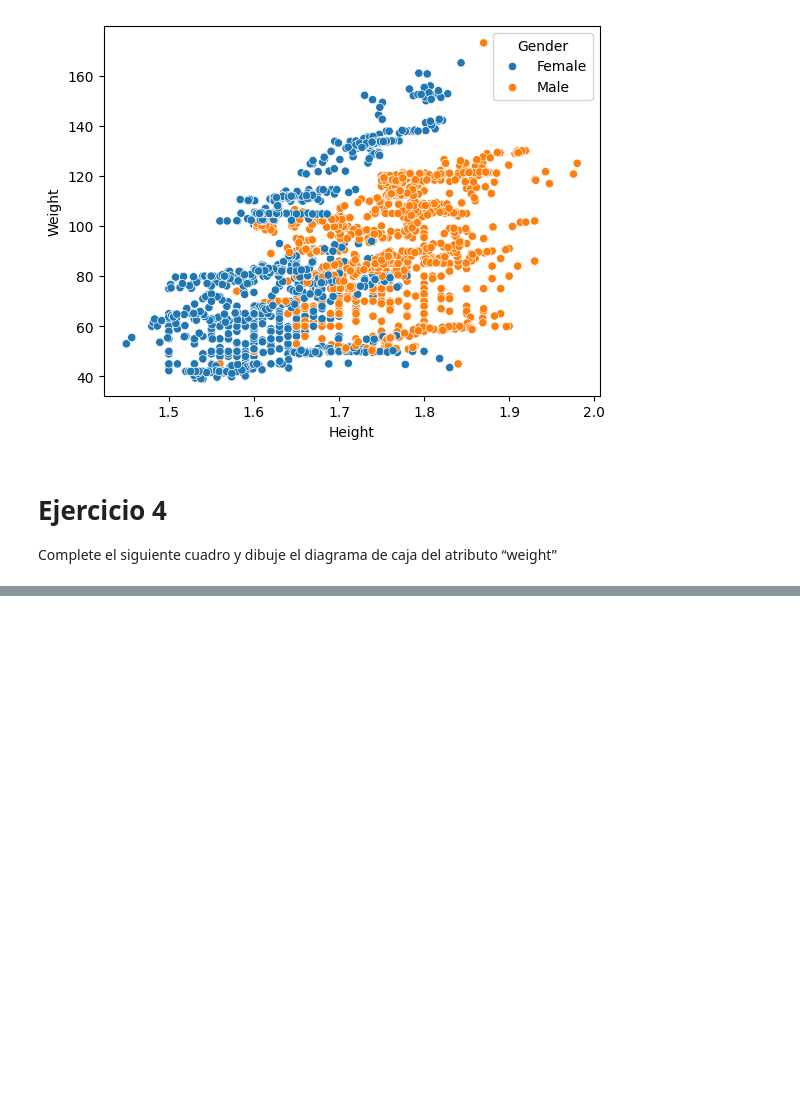
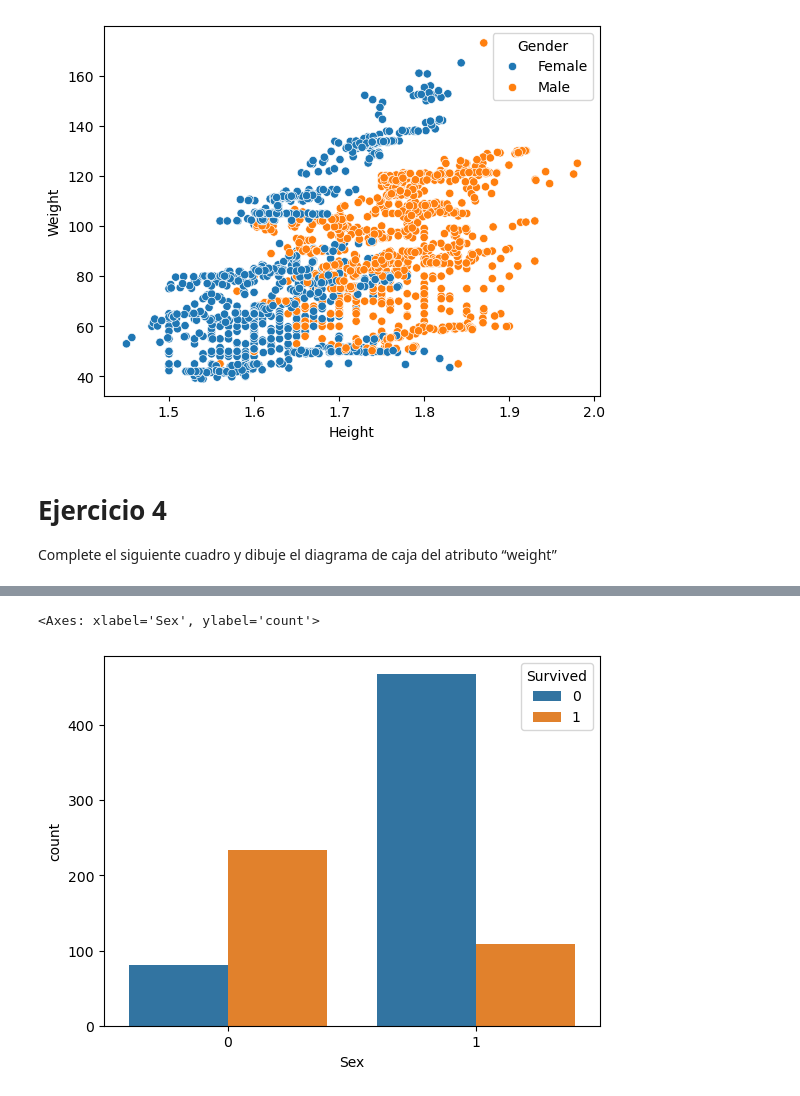
Before and after one commit to Kelisei/4to-anio-unlp-sistemas, a Jupyter notebook: deeplearning/practica1.ipynb, the cells around one changed output, grey strips where cells are left out. Saved outputs shown, nothing was run; the diff lists cells and outputs as text; code cells hidden in the pictures; blank space fills up the shorter version.

```diff
--- a/deeplearning/practica1.ipynb
+++ b/deeplearning/practica1.ipynb
@@ -131,0 +336,7 @@ Rango de valores atípicos severos: [233.30, 170.37]
+# %%
+conteos = titanic.groupby(['Sex', 'Survived']).size().reset_index(name='count')
+
+sns.barplot(x='Sex', y='count', hue='Survived', data=conteos)
+# %% [output]
+<Axes: xlabel='Sex', ylabel='count'>
+[figure, added]
```
Also changed, not shown: parts of 25 cells of this notebook, 3 other files.
